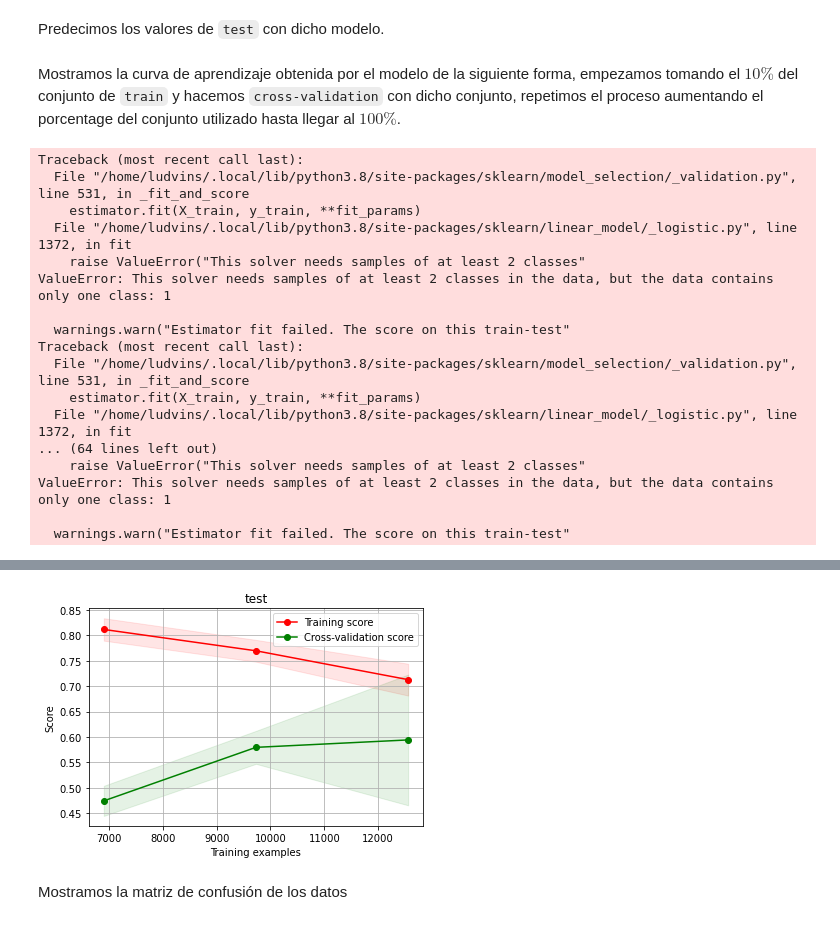
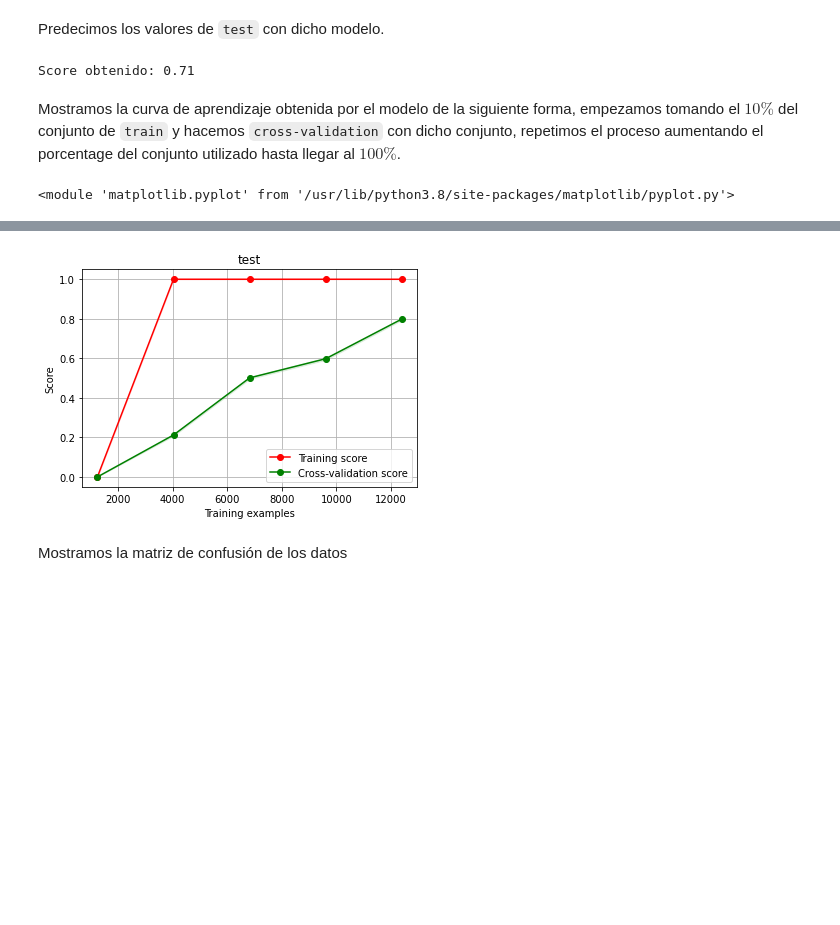
Before and after one commit to Ludvins/DGIIM_ProyectoAA, a Jupyter notebook: Proyecto.ipynb, the cells around one changed output, grey strips where cells are left out. Cells and saved outputs as stored; diff of their text form; code cells hidden in the pictures; blank space fills up the shorter version.

```diff
--- a/Proyecto.ipynb
+++ b/Proyecto.ipynb
@@ -301,5 +289,5 @@ Mejor modelo: SVC(C=1250)
 # %%
-best_rf = kfold_models(rf_models, X_train, y_train, seed, scorer,
+best_rf = kfold_models(rf_models, X_train, y_train, seed, make_scorer(scorer),
                         stratified=True, verbose=True)
 # %% [output]
 Los modelos que se van a considerar son:
@@ -336,5 +310,5 @@ Mejor modelo: RandomForestClassifier(class_weight='balanced', n_estimators=500,
 # %%
-best_balanced_rf = kfold_models(balanced_rf_models, X_train, y_train, seed, scorer,
+best_balanced_rf = kfold_models(balanced_rf_models, X_train, y_train, seed, make_scorer(scorer),
                         stratified=True, verbose=True)
 # %% [output]
 Los modelos que se van a considerar son:
@@ -355,7 +329,7 @@ Mejor modelo: BalancedRandomForestClassifier(class_weight='balanced', n_estimato
                                n_jobs=-1, random_state=1997,
                                sampling_strategy='not minority')
 # %%
-best_MLP = kfold_models(MLP_models, X_train, y_train, seed, scorer,
+best_MLP = kfold_models(MLP_models, X_train, y_train, seed, make_scorer(scorer),
                         stratified=True, verbose=True)
 # %% [output]
 Los modelos que se van a considerar son:
@@ -381,13 +355,13 @@ Entrenamos y evaluamos cada modelo en el conjunto de validación, quedandonos co
 best_model = 0
 best_model_score = 0
 
-models = [best_linear, best_svm, best_rf, best_balanced_rf]
+models = [best_linear, best_svm, best_rf, best_balanced_rf, best_MLP]
 
 for model in models:
     print(model)
     model.fit(X_train, y_train)
     y_pred = model.predict(X_val)
-    val_score =  matthews_corrcoef(y_val, y_pred)
+    val_score =  scorer(y_val, y_pred)
     print("Validation Score: ", val_score)
     if best_model_score < val_score:
         best_model_score = val_score
@@ -419,26 +395,12 @@ RandomForestClassifier(class_weight='balanced', n_estimators=500, n_jobs=-1,
 Predecimos los valores de `test` con dicho modelo.
 # %%
 y_pred = best_model.predict(X_test)
-#print("Score obtenido: {:.2f}".format(gms(y_test, y_pred)))
+print("Score obtenido: {:.2f}".format(scorer(y_test, y_pred)))
+# %% [output]
+Score obtenido: 0.71
 # %% [markdown]
 Mostramos la curva de aprendizaje obtenida por el modelo de la siguiente forma, empezamos tomando el $10\%$ del conjunto de `train` y hacemos `cross-validation` con dicho conjunto, repetimos el proceso aumentando el porcentage del conjunto utilizado hasta llegar al $100\%$.
 # %%
-plot_learning_curve(best_model, "test", X_train, y_train)
+plot_learning_curve(best_model, "test", X_train, y_train, scoring = make_scorer(scorer), )
 # %% [output]
-Traceback (most recent call last):
-  File "/home/ludvins/.local/lib/python3.8/site-packages/sklearn/model_selection/_validation.py", line 531, in _fit_and_score
-    estimator.fit(X_train, y_train, **fit_params)
-  File "/home/ludvins/.local/lib/python3.8/site-packages/sklearn/linear_model/_logistic.py", line 1372, in fit
-    raise ValueError("This solver needs samples of at least 2 classes"
-ValueError: This solver needs samples of at least 2 classes in the data, but the data contains only one class: 1
-
-  warnings.warn("Estimator fit failed. The score on this train-test"
-Traceback (most recent call last):
-  File "/home/ludvins/.local/lib/python3.8/site-packages/sklearn/model_selection/_validation.py", line 531, in _fit_and_score
-    estimator.fit(X_train, y_train, **fit_params)
-  File "/home/ludvins/.local/lib/python3.8/site-packages/sklearn/linear_model/_logistic.py", line 1372, in fit
-... (64 lines left out)
-    raise ValueError("This solver needs samples of at least 2 classes"
-ValueError: This solver needs samples of at least 2 classes in the data, but the data contains only one class: 1
-
-  warnings.warn("Estimator fit failed. The score on this train-test"
+<module 'matplotlib.pyplot' from '/usr/lib/python3.8/site-packages/matplotlib/pyplot.py'>
@@ -446,4 +407,4 @@ ValueError: This solver needs samples of at least 2 classes in the data, but the
-[figure, old version]
+[figure, new version]
 # %% [markdown]
 Mostramos la matriz de confusión de los datos
 # %%
```
Also changed, not shown: parts of 22 cells of this notebook, 1 other file.
